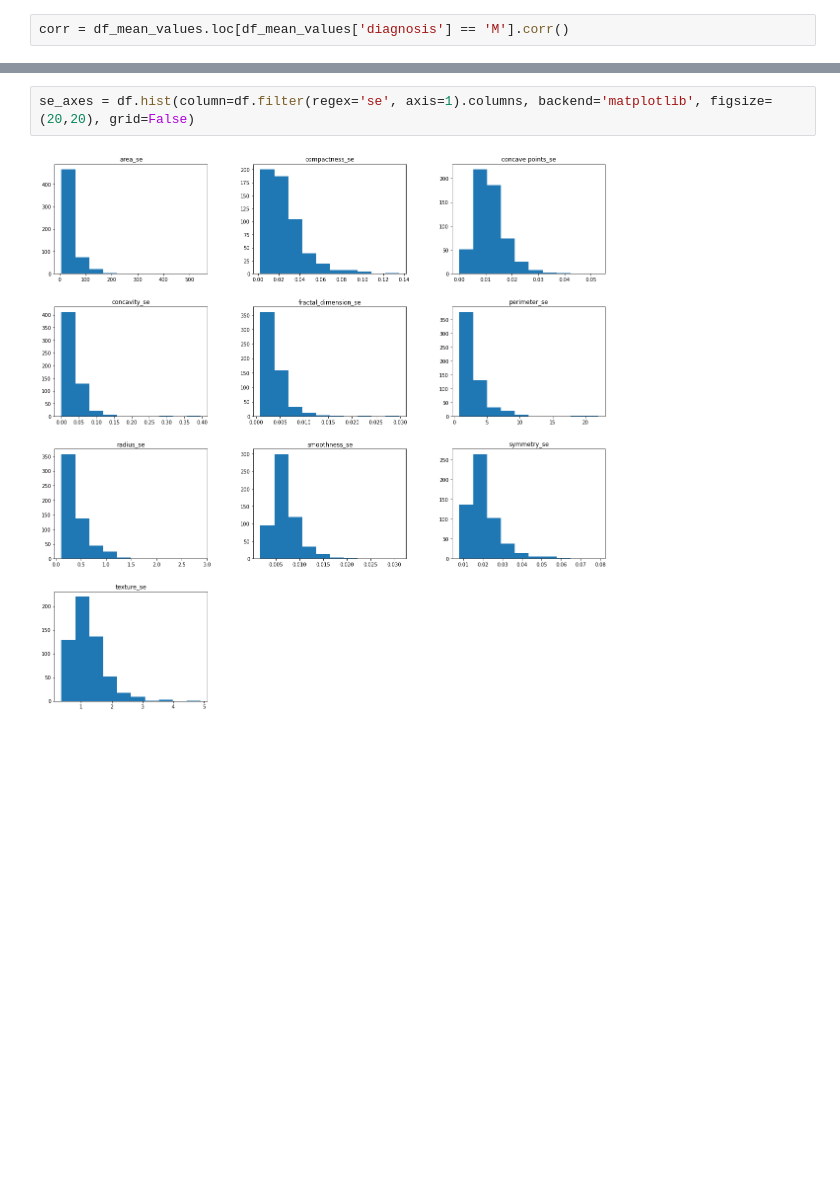
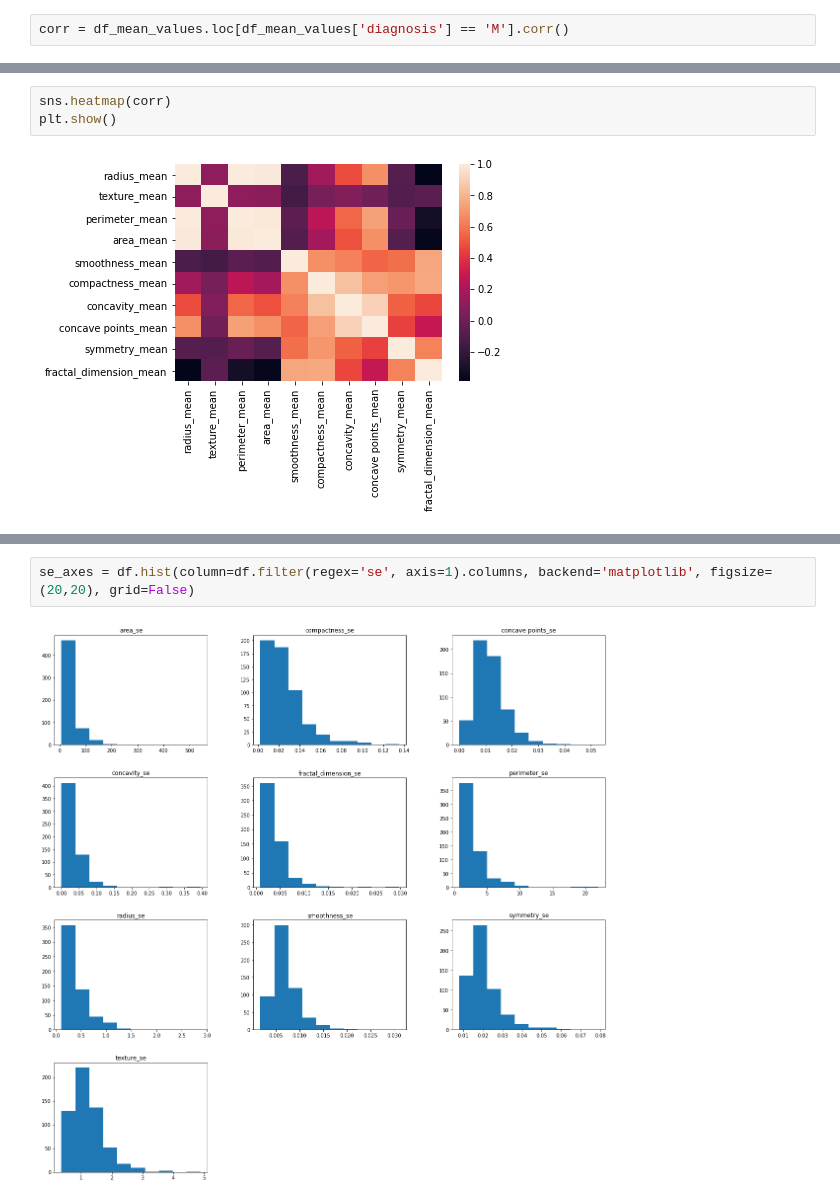
Before and after one commit to magg01/Predicting_metastatic_breast_cancer, a Jupyter notebook: Coursework/Predicting Metastatic Breast Cancer.ipynb, the cells around one changed output, grey strips where cells are left out. Cells and saved outputs as stored; diff of their text form; blank space fills up the shorter version.

```diff
--- a/Coursework/Predicting Metastatic Breast Cancer.ipynb
+++ b/Coursework/Predicting Metastatic Breast Cancer.ipynb
@@ -346,2 +410,7 @@ mask = np.triu(np.ones_like(corr, dtype=bool))
+# %%
+sns.heatmap(corr)
+plt.show()
+# %% [output]
+[figure, added]
 # %%
 sns.pairplot(corr)
```
Also changed, not shown: parts of 13 cells of this notebook.
